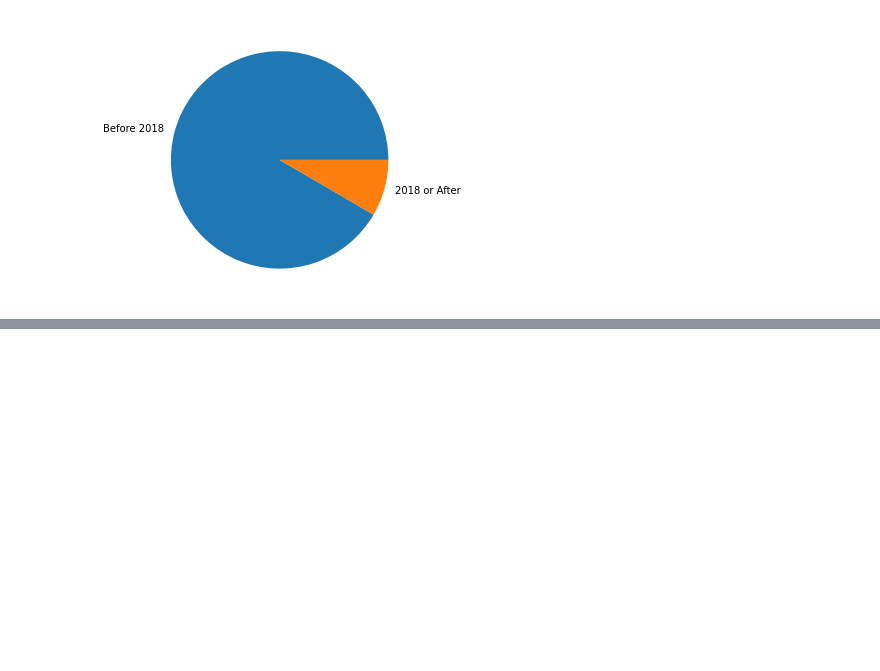
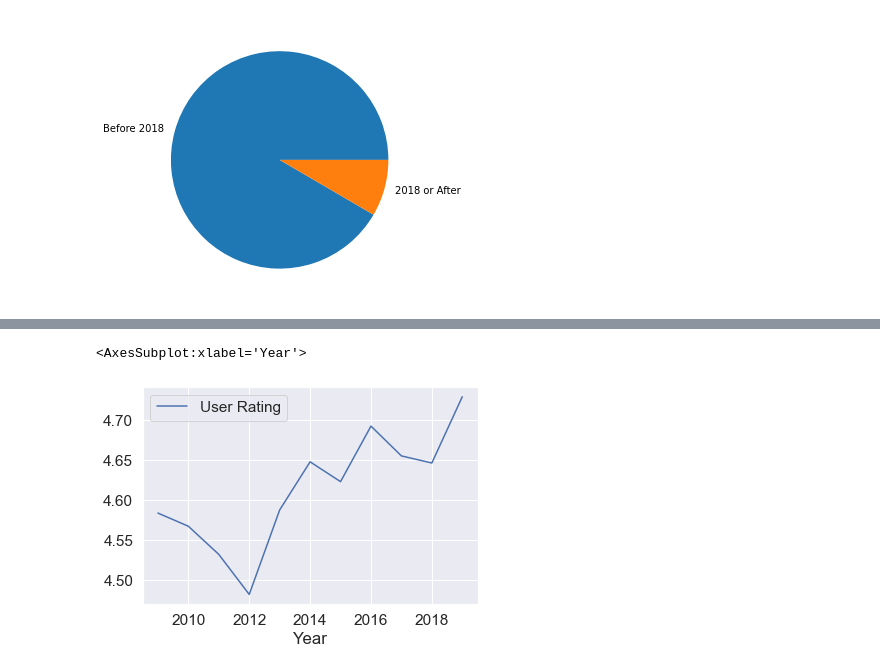
Before and after one commit to louisbemberg/machine-learning-workshop, a Jupyter notebook: 01_amazon_bestselling_books/louis_stats/amazon_statistics_louis.ipynb, the cells around one changed output, grey strips where cells are left out. Drawn from its saved outputs; the diff is of its cells as text; code cells hidden in the pictures; blank space fills up the shorter version.

```diff
--- a/01_amazon_bestselling_books/louis_stats/amazon_statistics_louis.ipynb
+++ b/01_amazon_bestselling_books/louis_stats/amazon_statistics_louis.ipynb
@@ -178,3 +216,7 @@ ax.set_ylim(4,5)
 # %%
-books[["Year", "User Rating"]].groupby("Year").mean().plot
+# plotting the User Rating for each  of the last 10 years
+books[["Year", "User Rating"]].groupby("Year").mean().plot()
+# %% [output]
+<AxesSubplot:xlabel='Year'>
+[figure, added]
 # %%
```
Also changed, not shown: parts of 14 cells of this notebook.
